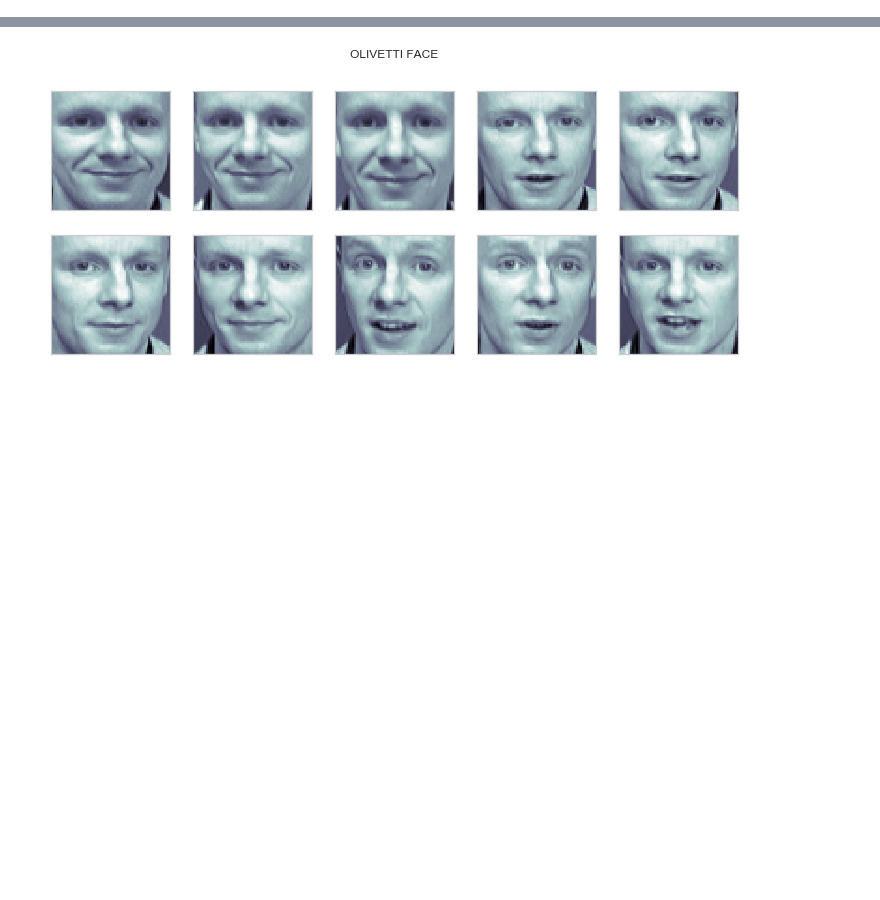
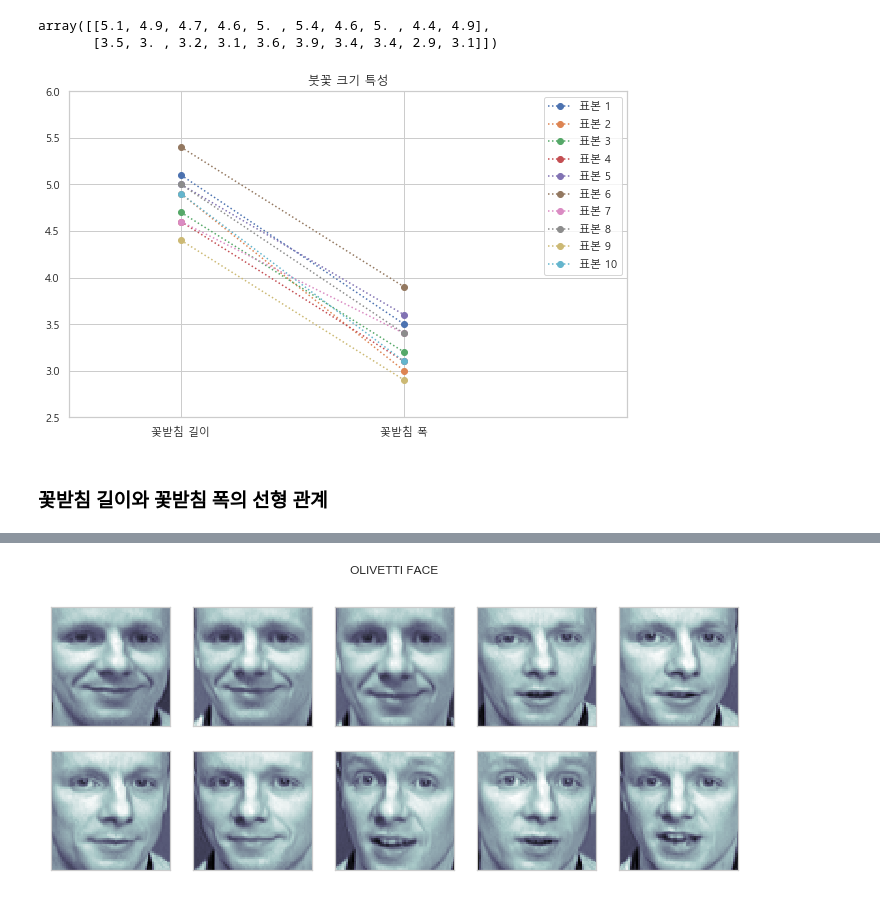
Before and after one commit to h33sun/TIL, a Jupyter notebook: math/20200128_PCA 실습.ipynb, the cells around one changed output, grey strips where cells are left out. Saved outputs shown, nothing was run; the diff lists cells and outputs as text; code cells hidden in the pictures; blank space fills up the shorter version.

```diff
--- a/math/20200128_PCA 실습.ipynb
+++ b/math/20200128_PCA 실습.ipynb
@@ -2,0 +13,4 @@
+# %%
+from sklearn.decomposition import PCA
+from sklearn.datasets import load_iris
+iris = load_iris()
@@ -2,0 +26,2 @@
+# %%
+X = iris.data[:10,:2]
@@ -2,0 +41,18 @@
+# %%
+X.T
+# %% [output]
+array([[5.1, 4.9, 4.7, 4.6, 5. , 5.4, 4.6, 5. , 4.4, 4.9],
+       [3.5, 3. , 3.2, 3.1, 3.6, 3.9, 3.4, 3.4, 2.9, 3.1]])
+# %%
+plt.figure(figsize = (10,6))
+plt.plot(X.T, 'o:')
+plt.xticks(range(2), ["꽃받침 길이", "꽃받침 폭"])
+plt.xlim(-0.5, 2)
+plt.ylim(2.5, 6)
+plt.title("붓꽃 크기 특성")
+plt.legend(["표본 {}".format(i + 1) for i in range(10)])
+plt.show()
+# %% [output]
+[figure, added]
+# %% [markdown]
+### 꽃받침 길이와 꽃받침 폭의 선형 관계
```
Also changed, not shown: parts of 19 cells of this notebook.
